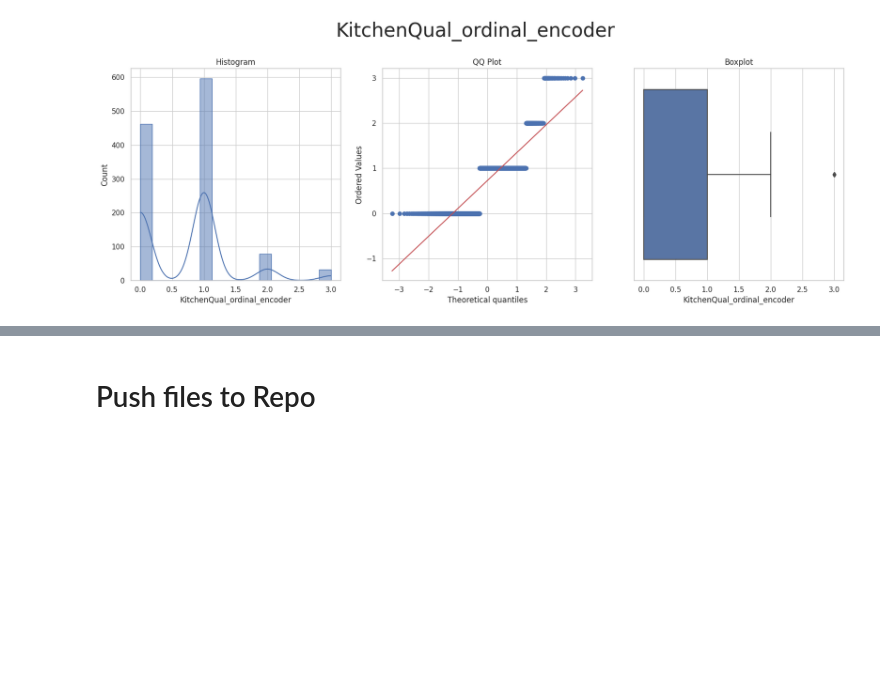
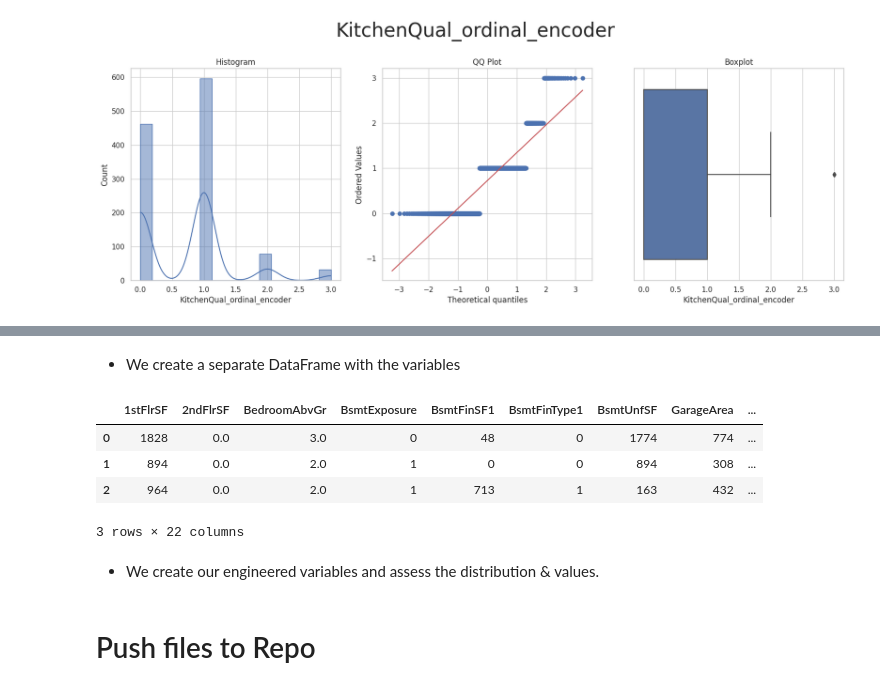
Before and after one commit to SamMartin92/milestone-project-heritage-housing-issues, a Jupyter notebook: jupyter_notebooks/Feature Engineering.ipynb, the cells around one changed output, grey strips where cells are left out. Cells and saved outputs as stored; diff of their text form; code cells hidden in the pictures; blank space fills up the shorter version.

Commit message:
adds numerical trasnformation step to FeatureEnginerring

```diff
--- a/jupyter_notebooks/Feature Engineering.ipynb
+++ b/jupyter_notebooks/Feature Engineering.ipynb
@@ -482,0 +484,4 @@ For all variables, the transformation is effective, since converted categories t
+# %%
+enc = OrdinalEncoder(encoding_method='arbitrary', variables = categorical_encoding_vars)
+TrainSet = enc.fit_transform(TrainSet)
+TestSet = enc.transform(TestSet)
@@ -482,0 +508,3 @@ For all variables, the transformation is effective, since converted categories t
+# %%
+numerical_transformation_vars =TrainSet.select_dtypes(include=['float', 'int']).columns.to_list()
+numerical_transformation_vars
@@ -482,0 +529,13 @@ For all variables, the transformation is effective, since converted categories t
+# %% [markdown]
+* We create a separate DataFrame with the variables
+# %%
+df_engineered = TrainSet[numerical_transformation_vars].copy()
+df_engineered.head(3)
+# %% [output]
+|  | 1stFlrSF | 2ndFlrSF | BedroomAbvGr | BsmtExposure | BsmtFinSF1 | BsmtFinType1 | BsmtUnfSF | GarageArea | ... |
+| 0 | 1828 | 0.0 | 3.0 | 0 | 48 | 0 | 1774 | 774 | ... |
+| 1 | 894 | 0.0 | 2.0 | 1 | 0 | 0 | 894 | 308 | ... |
+| 2 | 964 | 0.0 | 2.0 | 1 | 713 | 1 | 163 | 432 | ... |
+3 rows × 22 columns
+# %% [markdown]
+* We create our engineered variables and assess the distribution & values.
```
Also changed, not shown: parts of 10 cells of this notebook, 1 other file.
